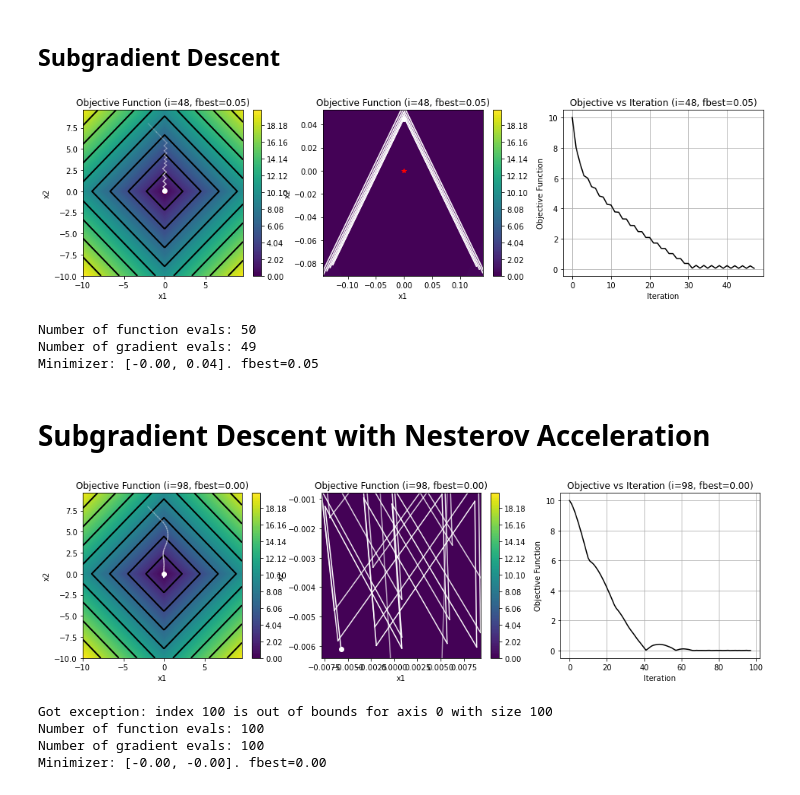
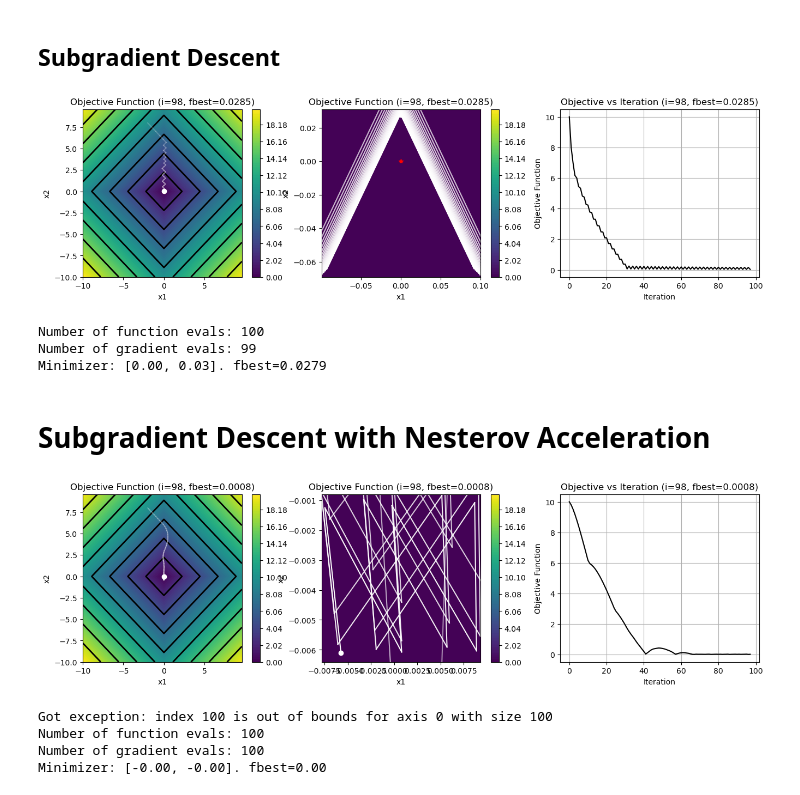
Before and after one commit to reml-lab/MLDemos, a Jupyter notebook: Subgradient_Descent.ipynb, the cells around one changed output. Cells and saved outputs as stored; diff of their text form; code cells hidden in the pictures.

```diff
--- a/Subgradient_Descent.ipynb
+++ b/Subgradient_Descent.ipynb
@@ -70,11 +70,11 @@ def optimiziation_plot(x, f, i, fbest, xstar):
     plt.figure(figsize=(16, 4))
 
     plt.subplot(1, 3, 1)
-    plot_function([-10, 10], [-10, 10], q.f, "Objective Function (i=%d, fbest=%.2f)" % (i, fbest), xstar)
+    plot_function([-10, 10], [-10, 10], q.f, "Objective Function (i=%d, fbest=%.4f)" % (i, fbest), xstar)
     plot_all_steps(x)
 
     plt.subplot(1, 3, 2)
-    plot_function([-10, 10], [-10, 10], q.f, "Objective Function (i=%d, fbest=%.2f)" % (i, fbest), xstar)
+    plot_function([-10, 10], [-10, 10], q.f, "Objective Function (i=%d, fbest=%.4f)" % (i, fbest), xstar)
 
     N = x.shape[0]
     back = max(0, N - 10)
@@ -96,7 +96,7 @@ def optimiziation_plot(x, f, i, fbest, xstar):
     plt.grid(True)
     plt.xlabel('Iteration')
     plt.ylabel('Objective Function')
-    plt.title("Objective vs Iteration (i=%d, fbest=%.2f)" % (i, fbest))
+    plt.title("Objective vs Iteration (i=%d, fbest=%.4f)" % (i, fbest))
 
     plt.show()
 # %% [markdown]
@@ -155,37 +155,37 @@ plot_function([-10, 10], [-10, 10], q.f, "Objective Function", xstar)
 # %%
 q.reset_counts()
 x = np.zeros((100, 2))
 f = np.zeros((100,))
 x[0, :] = np.array([-2, 8])
 f[0] = q.f(x[[0], :])
 fbest = np.inf
 xbest = x[0, :]
 alpha = 1
 tol = 1e-4
-maxIter = 50
+maxIter = 100
 try:
     for i in range(maxIter - 1):
         alpha_k = (alpha / (1 + np.sqrt(i)))
         g = q.g(x[i, :])
         x[i + 1, :] = x[i, :] - alpha_k * g
         f[i + 1] = q.f(x[[i + 1], :])
         optimiziation_plot(x[:i + 2, :], f[:i + 2], i, fbest, xstar)
         if f[i + 1] < fbest:
             xbest = x[i + 1, :]
             fbest = f[i + 1]
 
         if abs(f[i + 1] - f[i]) / abs(f[i + 1]) < tol: break
 except Exception as exp:
     print('Got exception: {}'.format(exp))
 
 print("Number of function evals: %d" % (q.fcount))
 print("Number of gradient evals: %d" % (q.gcount))
-print("Minimizer: [%.2f, %.2f]. fbest=%.2f" % (xbest[0], xbest[1], fbest))
+print("Minimizer: [%.2f, %.2f]. fbest=%.4f" % (xbest[0], xbest[1], fbest))
 # %% [output]
-[figure, old version]
+[figure, new version]
-Number of function evals: 50
-Number of gradient evals: 49
-Minimizer: [-0.00, 0.04]. fbest=0.05
+Number of function evals: 100
+Number of gradient evals: 99
+Minimizer: [0.00, 0.03]. fbest=0.0279
 # %% [markdown]
 # Subgradient Descent with Nesterov Acceleration
 # %%
@@ -224,7 +224,7 @@ print("Number of function evals: %d" % q.fcount)
 print("Number of gradient evals: %d" % q.gcount)
 print("Minimizer: [%.2f, %.2f]. fbest=%.2f" % (xbest[0], xbest[1], fbest))
 # %% [output]
-[figure, old version]
+[figure, new version]
 Got exception: index 100 is out of bounds for axis 0 with size 100
 Number of function evals: 100
 Number of gradient evals: 100
```
Also changed, not shown: parts of 1 cell of this notebook, 2 other files.
